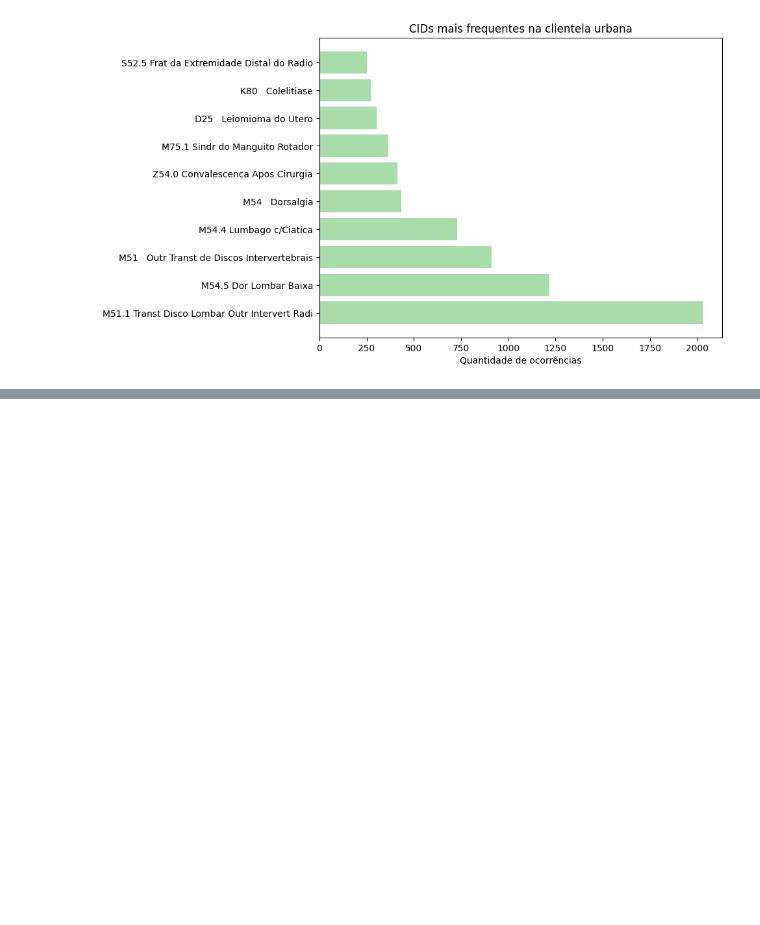
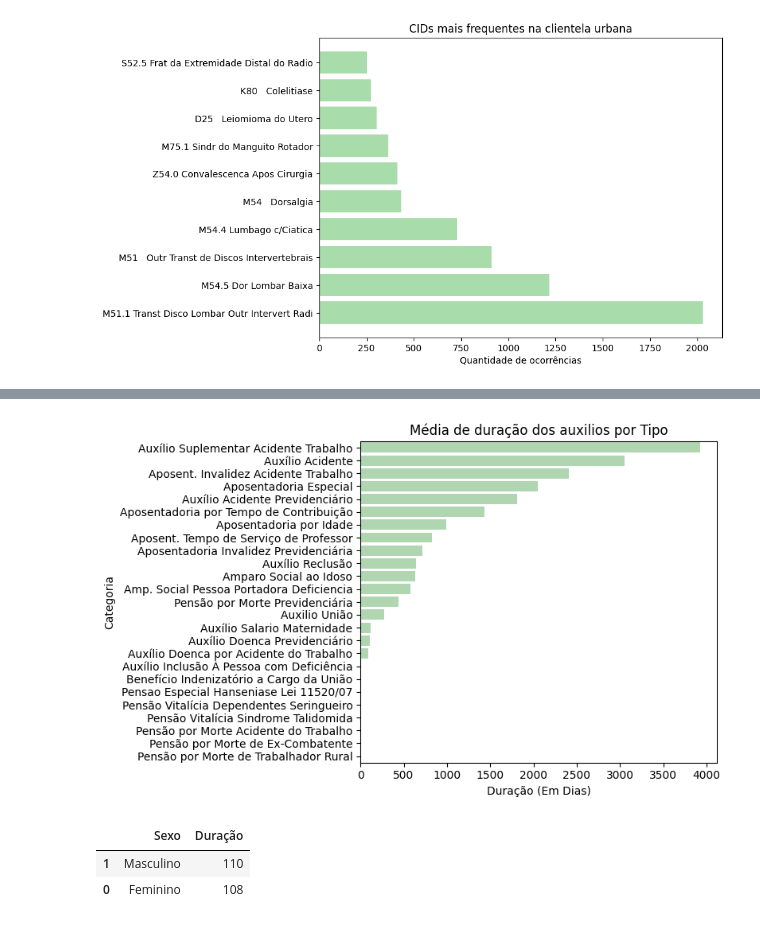
Before and after one commit to Estressei/ProjetoTrilhaDados, a Jupyter notebook: main.ipynb, the cells around one changed output, grey strips where cells are left out. Drawn from its saved outputs; the diff is of its cells as text; code cells hidden in the pictures; blank space fills up the shorter version.

```diff
--- a/main.ipynb
+++ b/main.ipynb
@@ -301 +491,27 @@ Média de duração do auxilio: 109 dias
+# %%
+#Média de duração dos auxilios por Tipo
+plt.figure(figsize=(8,5))
+sns.barplot(
+    data=df_media_categoria,
+    y='Tipos de auxilio',
+    x='Duração',
+    color='#A8DCAB',
+)
+plt.title('Média de duração dos auxilios por Tipo')
+plt.xlabel('Duração (Em Dias)')
+plt.ylabel('Categoria')
+plt.tight_layout()
+plt.show()
+# %% [output]
+[figure, added]
+# %%
+#Organiza um df com a média de dias de duração de beneficio por genero
+df_media_genero = auxilios.groupby('Sexo')['Duração'].mean().reset_index()
+df_media_genero['Duração'] = df_media_genero['Duração'].dt.days
+df_media_genero = df_media_genero.sort_values('Duração', ascending=False)
+df_media_genero
+# %% [output]
+|  | Sexo | Duração |
+| 1 | Masculino | 110 |
+| 0 | Feminino | 108 |
 # %%
```
Also changed, not shown: parts of 48 cells of this notebook, 1 other file.
